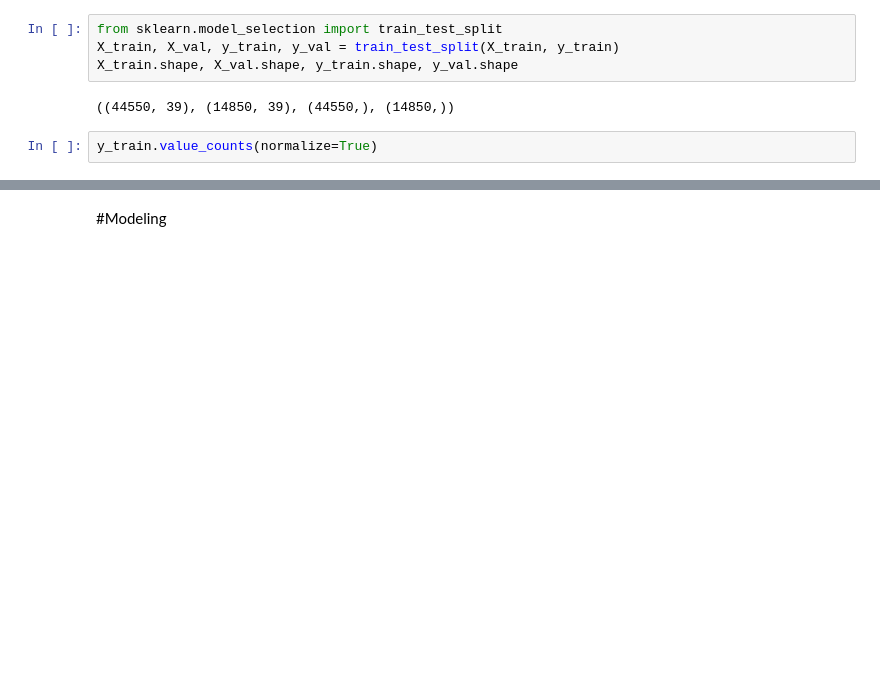
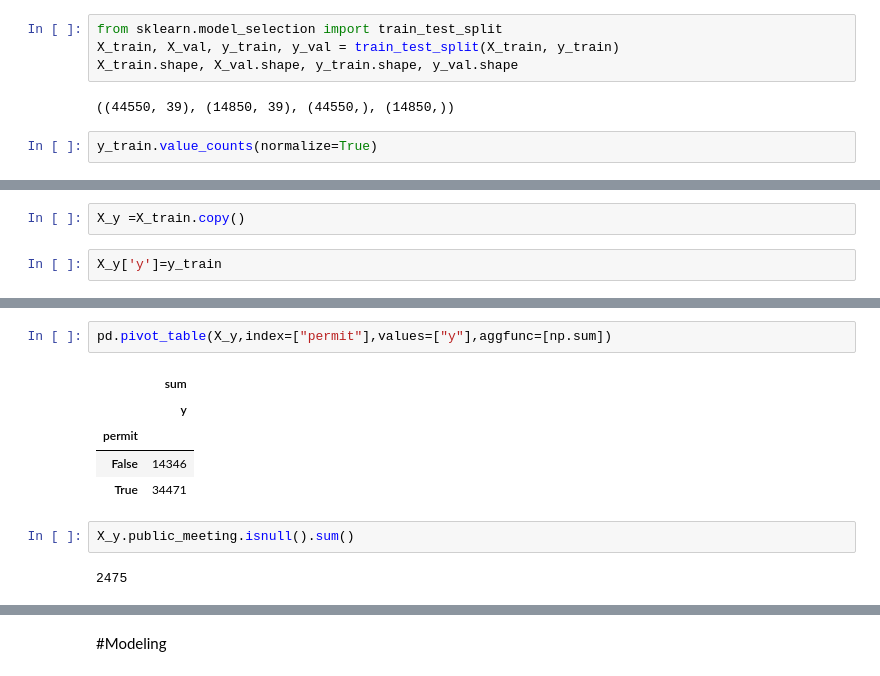
Before and after one commit to derek-shing/DS-Unit2-Sprint5-Kaggle, a Jupyter notebook: Project2.ipynb, the cells around one changed output, grey strips where cells are left out. Saved outputs shown, nothing was run; the diff lists cells and outputs as text; blank space fills up the shorter version.

```diff
--- a/Project2.ipynb
+++ b/Project2.ipynb
@@ -73,0 +69,4 @@ y_train.value_counts(normalize=True)
+# %%
+X_y =X_train.copy()
+# %%
+X_y['y']=y_train
@@ -73,0 +86,12 @@ y_train.value_counts(normalize=True)
+# %%
+pd.pivot_table(X_y,index=["permit"],values=["y"],aggfunc=[np.sum])
+# %% [output]
+|  | sum |
+|  | y |
+| permit |  |
+| False | 14346 |
+| True | 34471 |
+# %%
+X_y.public_meeting.isnull().sum()
+# %% [output]
+2475
```
Also changed, not shown: parts of 52 cells of this notebook.
